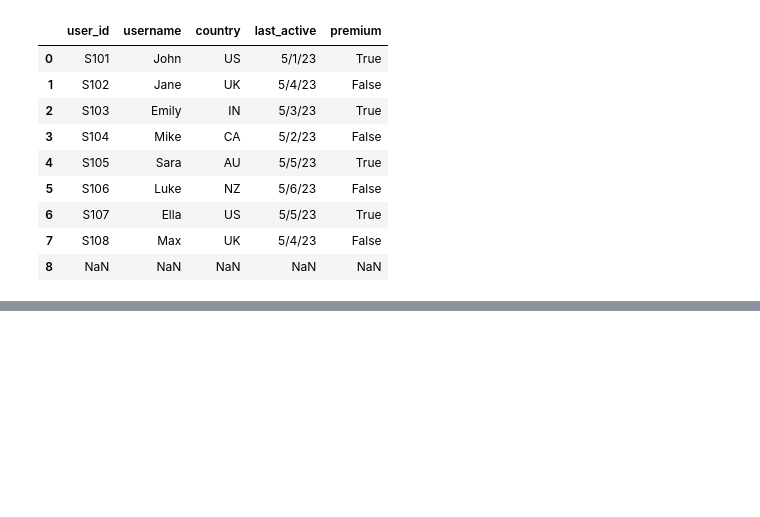
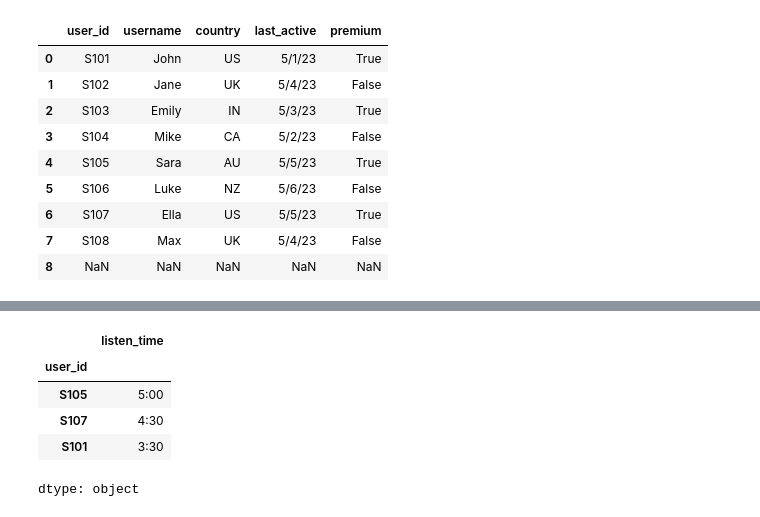
Before and after one commit to nehagovekar/Pandas_leetcode, a Jupyter notebook: Pandas_Practice_On_ProductCompanies.ipynb, the cells around one changed output, grey strips where cells are left out. Drawn from its saved outputs; the diff is of its cells as text; code cells hidden in the pictures; blank space fills up the shorter version.

```diff
--- a/Pandas_Practice_On_ProductCompanies.ipynb
+++ b/Pandas_Practice_On_ProductCompanies.ipynb
@@ -724,0 +765,11 @@ df_user_activity
+# %%
+df_m['listen_date'] = pd.to_datetime(df_m['listen_date'])
+# %%
+df_m[(df_m['premium']==True) & (df_m['listen_date'].dt.month==5)&(df_m['listen_date'].dt.year==2023)].groupby('user_id')['listen_time'].sum().sort_values(ascending=False).head(3)
+# %% [output]
+|  | listen_time |
+| user_id |  |
+| S105 | 5:00 |
+| S107 | 4:30 |
+| S101 | 3:30 |
+dtype: object
```
Also changed, not shown: parts of 4 cells of this notebook.
